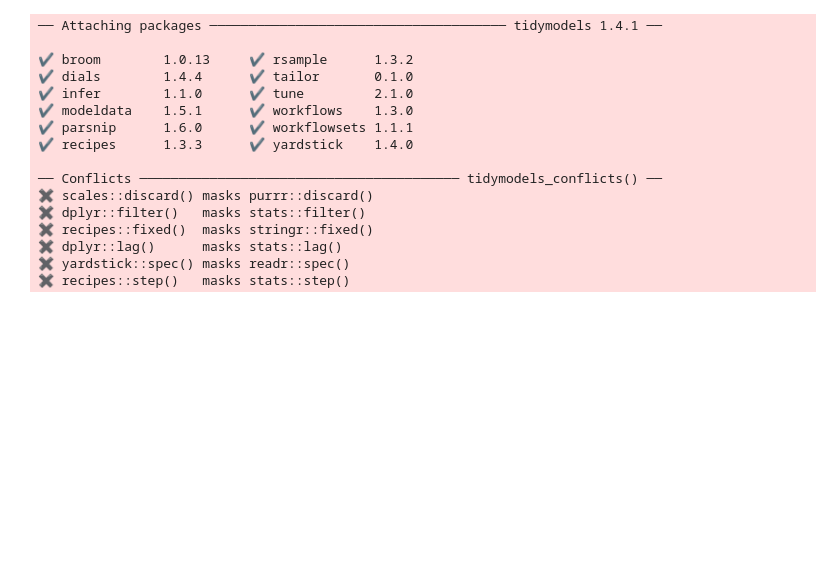
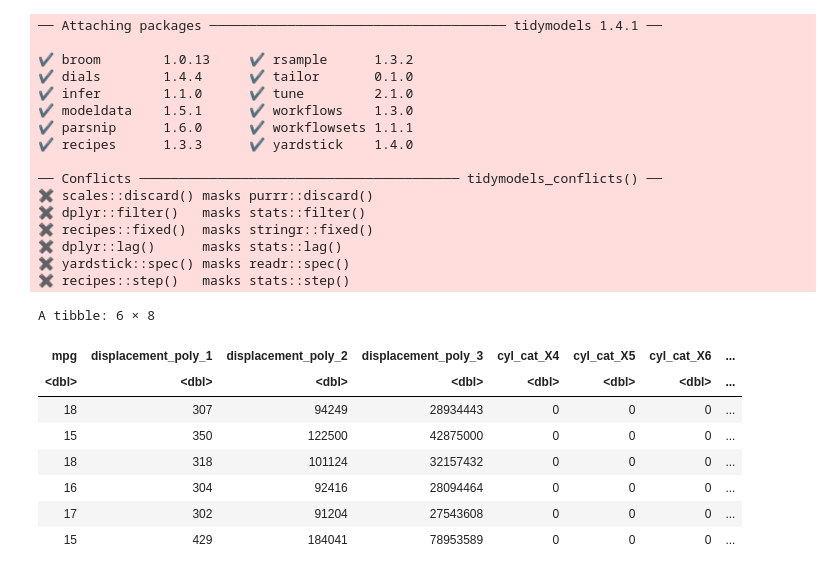
Before and after one commit to kaival1524/a11, a Jupyter notebook: assignment12.ipynb, the cells around one changed output. Drawn from its saved outputs; the diff is of its cells as text; code cells hidden in the pictures; blank space fills up the shorter version.

```diff
--- a/assignment12.ipynb
+++ b/assignment12.ipynb
@@ -83,4 +83,16 @@ rec = recipe(mpg ~ displacement + cylinders, data = Auto) |>
     step_dummy(cyl_cat) |>
     step_rm(cylinders) |>
     prep()
+# %%
+juice(rec) |> head()
+# %% [output]
+A tibble: 6 × 8
+| mpg | displacement_poly_1 | displacement_poly_2 | displacement_poly_3 | cyl_cat_X4 | cyl_cat_X5 | cyl_cat_X6 | ... |
+| <dbl> | <dbl> | <dbl> | <dbl> | <dbl> | <dbl> | <dbl> | ... |
+| 18 | 307 | 94249 | 28934443 | 0 | 0 | 0 | ... |
+| 15 | 350 | 122500 | 42875000 | 0 | 0 | 0 | ... |
+| 18 | 318 | 101124 | 32157432 | 0 | 0 | 0 | ... |
+| 16 | 304 | 92416 | 28094464 | 0 | 0 | 0 | ... |
+| 17 | 302 | 91204 | 27543608 | 0 | 0 | 0 | ... |
+| 15 | 429 | 184041 | 78953589 | 0 | 0 | 0 | ... |
 # %%
```
Also changed, not shown: parts of 4 cells of this notebook.
